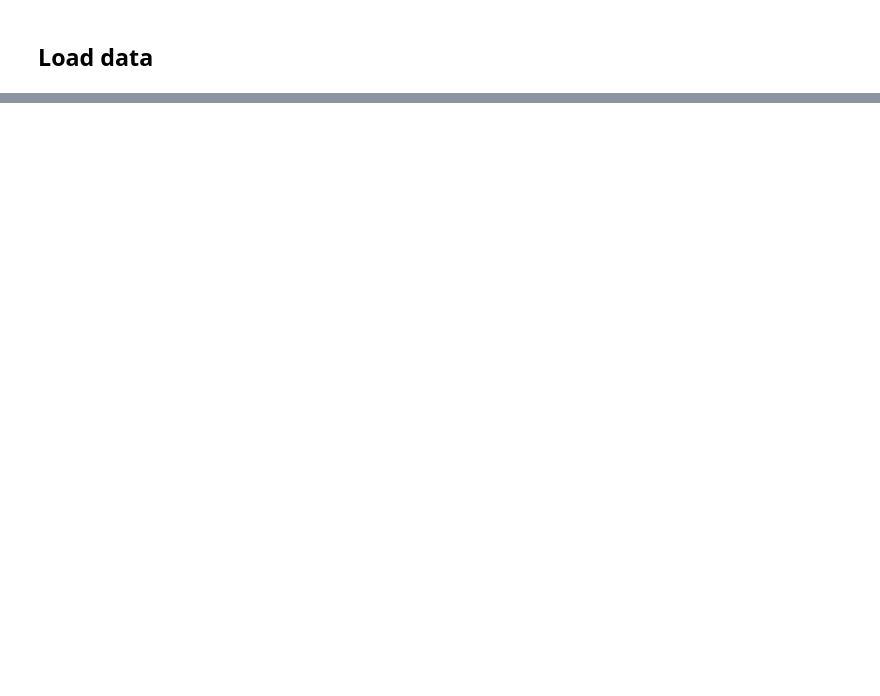
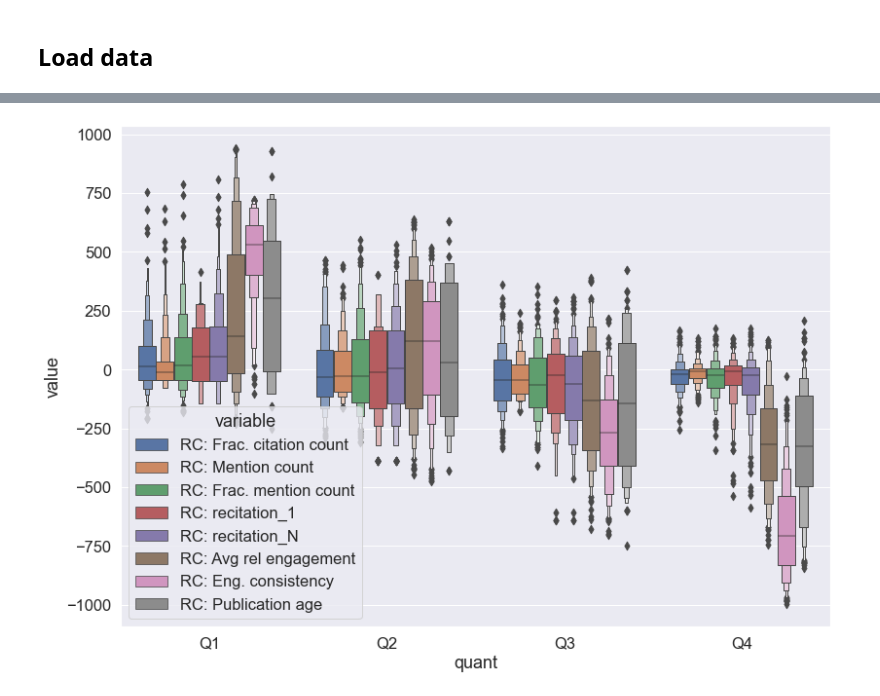
Before and after one commit to Bubblbu/citation-provenance-paper, a Jupyter notebook: notebooks/results.ipynb, the cells around one changed output, grey strips where cells are left out. Drawn from its saved outputs; the diff is of its cells as text; code cells hidden in the pictures; blank space fills up the shorter version.

Commit message:
add more citation counts

```diff
--- a/notebooks/results.ipynb
+++ b/notebooks/results.ipynb
@@ -68,3 +71,15 @@ article_patterns = pd.read_csv(processed_dir / "article_patterns.csv", index_col
+# %%
+col_names = {
+    "refs_agg": "Citation count",
+    "mentions_agg": "Mention count",
+    "refs_norm_agg": "Frac. citation count",
+    "mentions_norm_agg": "Frac. mention count",
+    "recite_1": "recitation_1",
+    "recite_N": "recitation_N",
+    "eng_norm_avg": "Avg rel engagement",
+    "consistency": "Eng. consistency",
+    "age": "Publication age"
+}
 # %%
 pdf = np.log10(article_patterns).melt()
 sns.boxenplot(data=pdf, x="variable", y="value")
@@ -75,0 +89,22 @@ plt.yticks(ticks=np.log10(yticks), labels=yticks);
+# %%
+n_quantiles = 5
+df = article_patterns.rename(columns=col_names)
+
+base_var = col_names["refs_agg"]
+count_methods = df.columns.tolist()
+count_methods.remove(base_var)
+
+df = df.rank()
+for cm in count_methods:
+    df["RC: " + cm] = df[cm] - df[base_var]
+
+labels = [f"Q{_}" for _ in range(1, n_quantiles)]
+
+pdf = df.reset_index()
+pdf = pdf.join(pd.qcut(pdf[base_var], n_quantiles-1, duplicates="drop", labels=labels).to_frame("quant"))
+pdf = pdf.melt(id_vars=["quant", "index"], value_vars=["RC: " + cm for cm in count_methods])
+
+sns.boxenplot(data=pdf, hue="variable", y="value", x="quant")
+plt.tight_layout()
+# %% [output]
+[figure, added]
```
Also changed, not shown: parts of 17 cells of this notebook, 1 other file.
